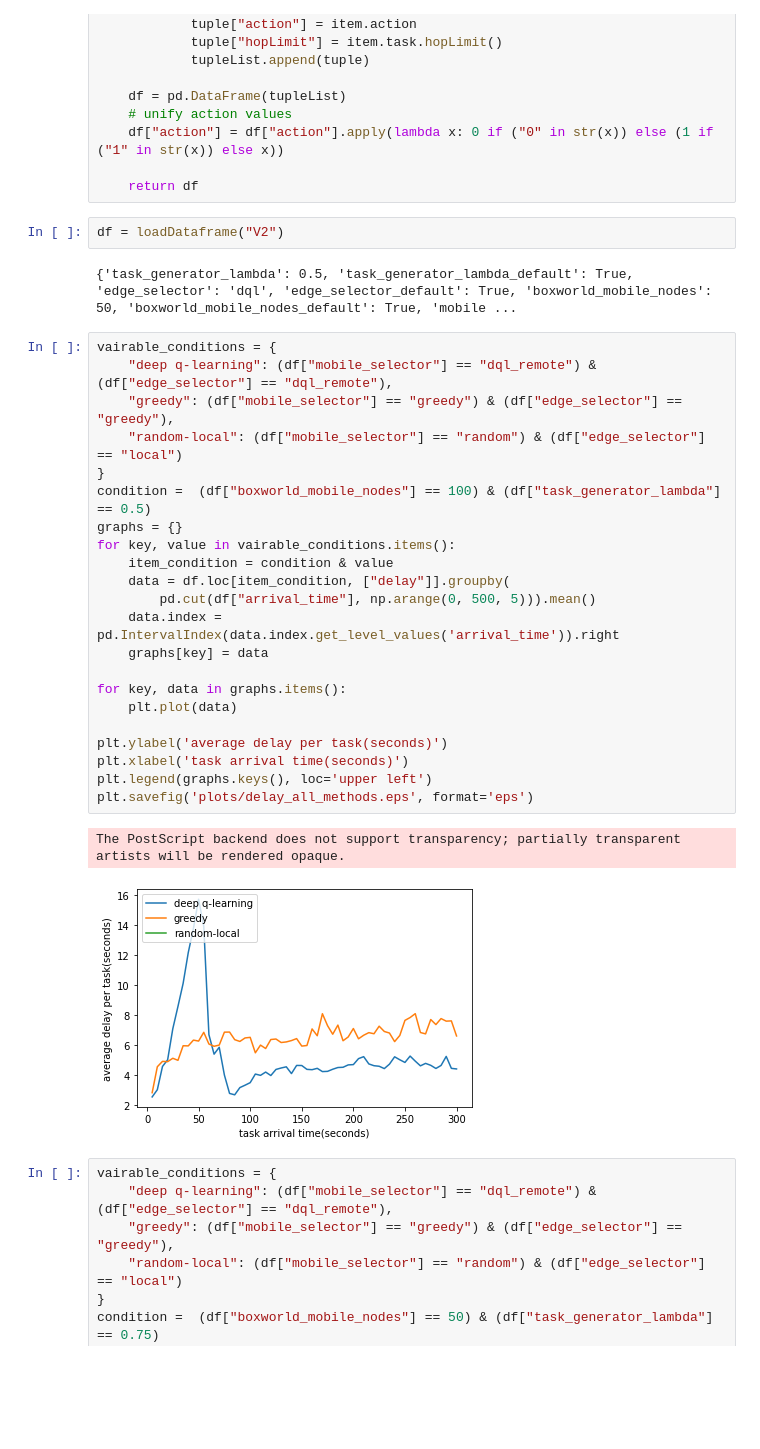
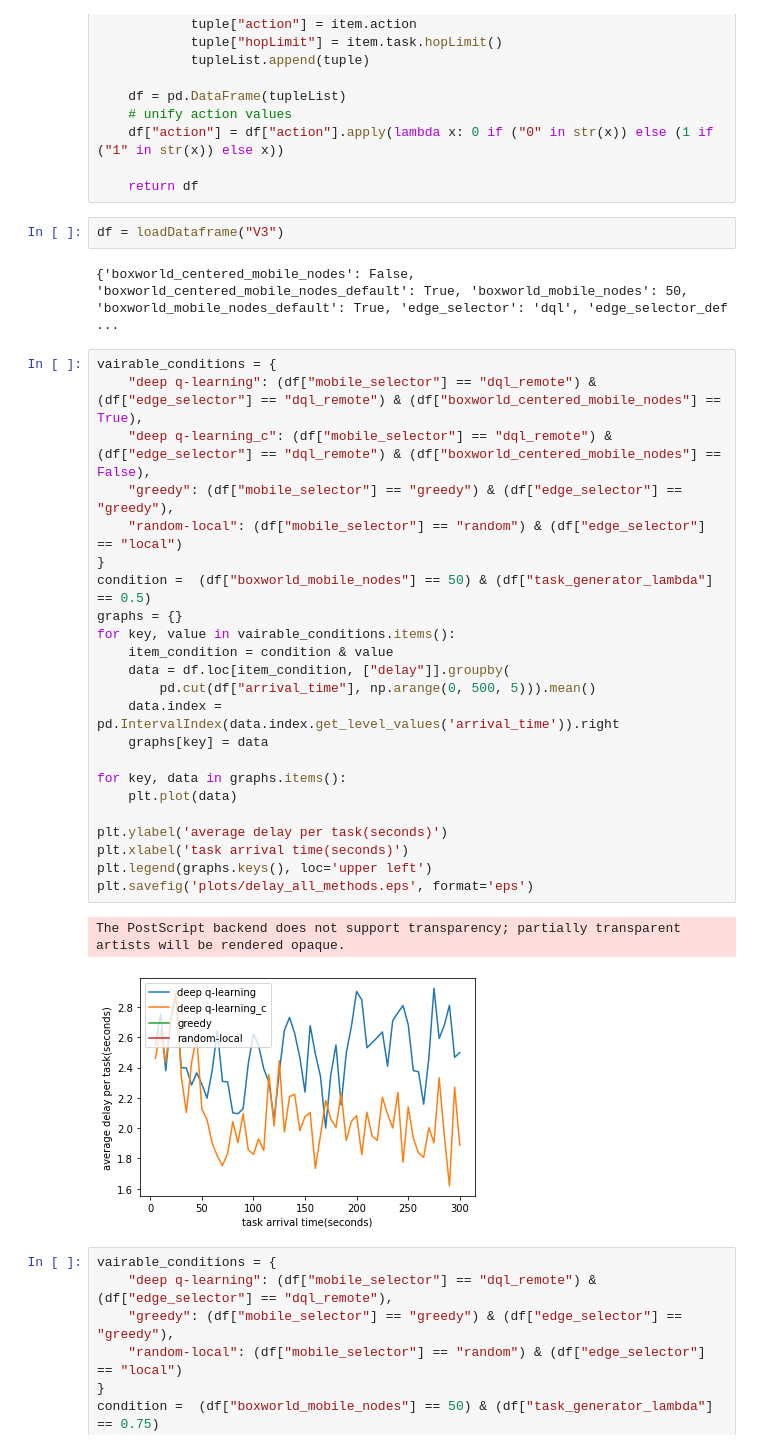
Before and after one commit to ahmadzendebudi/edge_simulation1, a Jupyter notebook: plots.ipynb, the cells around one changed output. Cells and saved outputs as stored; diff of their text form; blank space fills up the shorter version.

```diff
--- a/plots.ipynb
+++ b/plots.ipynb
@@ -57,34 +57,35 @@ def loadDataframe(batchId: str) -> pd.DataFrame:
 
     return df
 # %%
-df = loadDataframe("V2")
+df = loadDataframe("V3")
 # %% [output]
-{'task_generator_lambda': 0.5, 'task_generator_lambda_default': True, 'edge_selector': 'dql', 'edge_selector_default': True, 'boxworld_mobile_nodes': 50, 'boxworld_mobile_nodes_default': True, 'mobile ...
+{'boxworld_centered_mobile_nodes': False, 'boxworld_centered_mobile_nodes_default': True, 'boxworld_mobile_nodes': 50, 'boxworld_mobile_nodes_default': True, 'edge_selector': 'dql', 'edge_selector_def ...
 # %%
 vairable_conditions = {
-    "deep q-learning": (df["mobile_selector"] == "dql_remote") & (df["edge_selector"] == "dql_remote"),
+    "deep q-learning": (df["mobile_selector"] == "dql_remote") & (df["edge_selector"] == "dql_remote") & (df["boxworld_centered_mobile_nodes"] == True),
+    "deep q-learning_c": (df["mobile_selector"] == "dql_remote") & (df["edge_selector"] == "dql_remote") & (df["boxworld_centered_mobile_nodes"] == False),
     "greedy": (df["mobile_selector"] == "greedy") & (df["edge_selector"] == "greedy"),
     "random-local": (df["mobile_selector"] == "random") & (df["edge_selector"] == "local")
 }
-condition =  (df["boxworld_mobile_nodes"] == 100) & (df["task_generator_lambda"] == 0.5)
+condition =  (df["boxworld_mobile_nodes"] == 50) & (df["task_generator_lambda"] == 0.5)
 graphs = {}
 for key, value in vairable_conditions.items():
     item_condition = condition & value
     data = df.loc[item_condition, ["delay"]].groupby(
         pd.cut(df["arrival_time"], np.arange(0, 500, 5))).mean()
     data.index = pd.IntervalIndex(data.index.get_level_values('arrival_time')).right
     graphs[key] = data
 
 for key, data in graphs.items():
     plt.plot(data)
 
 plt.ylabel('average delay per task(seconds)')
 plt.xlabel('task arrival time(seconds)')
 plt.legend(graphs.keys(), loc='upper left')
 plt.savefig('plots/delay_all_methods.eps', format='eps')
 # %% [output]
 The PostScript backend does not support transparency; partially transparent artists will be rendered opaque.
-[figure, old version]
+[figure, new version]
 # %%
 vairable_conditions = {
     "deep q-learning": (df["mobile_selector"] == "dql_remote") & (df["edge_selector"] == "dql_remote"),
```
Also changed, not shown: parts of 6 cells of this notebook, 13 other files.
